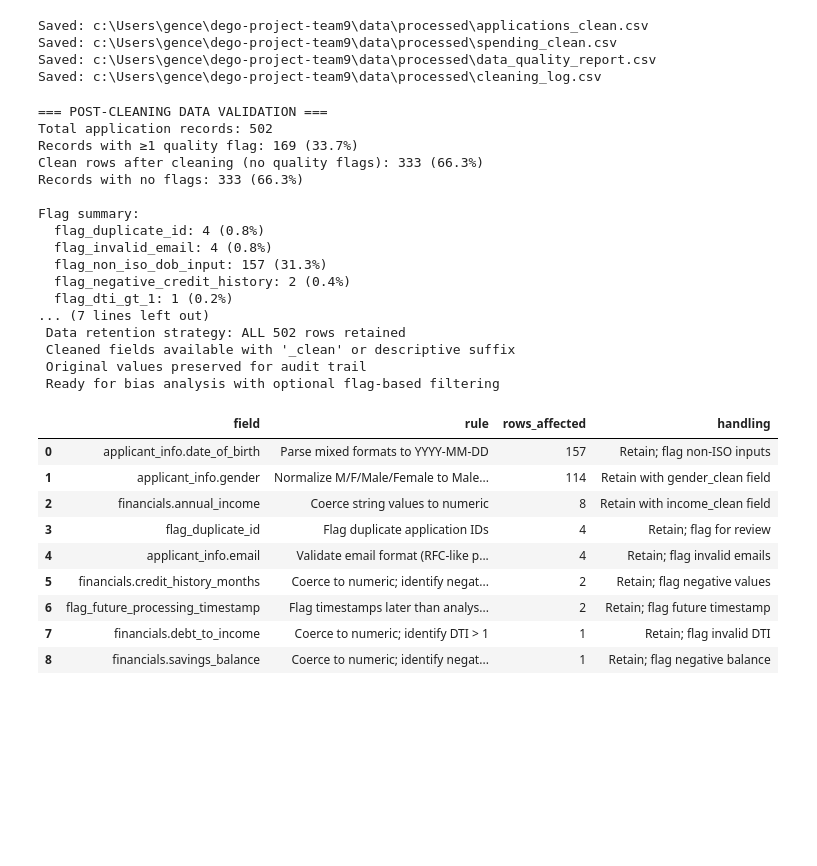
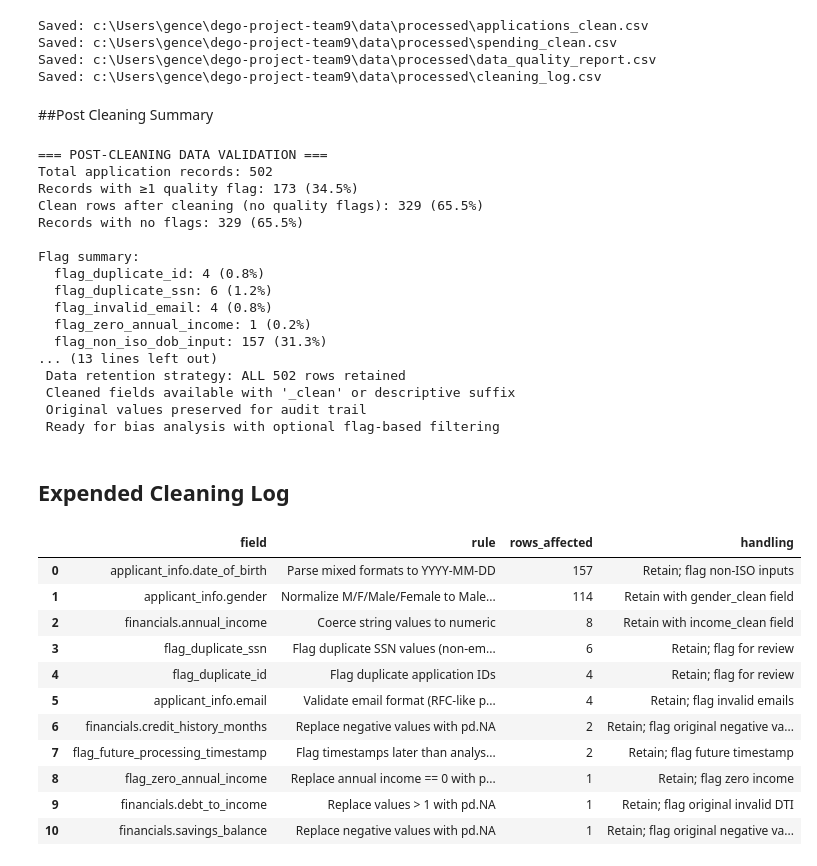
Before and after one commit to selin71414/dego-project-team9, a Jupyter notebook: notebooks/01-data-quality.ipynb, the cells around one changed output. Cells and saved outputs as stored; diff of their text form; code cells hidden in the pictures; blank space fills up the shorter version.

```diff
--- a/notebooks/01-data-quality.ipynb
+++ b/notebooks/01-data-quality.ipynb
@@ -255,18 +327,26 @@ Saved: c:\Users\gence\dego-project-team9\data\processed\applications_clean.csv
 Saved: c:\Users\gence\dego-project-team9\data\processed\spending_clean.csv
 Saved: c:\Users\gence\dego-project-team9\data\processed\data_quality_report.csv
 Saved: c:\Users\gence\dego-project-team9\data\processed\cleaning_log.csv
+# %% [markdown]
+##Post Cleaning Summary
 # %%
 # post-cleaning validation summary
 # Includes timeliness via flag_future_processing_timestamp.
 preferred_flag_order = [
     "flag_duplicate_id",
+    "flag_duplicate_ssn",
     "flag_invalid_email",
+    "flag_zero_annual_income",
     "flag_non_iso_dob_input",
     "flag_negative_credit_history",
     "flag_dti_gt_1",
     "flag_negative_savings",
     "flag_future_processing_timestamp",
 ]
+if "flag_duplicate_ssn" not in apps_clean.columns:
+    ssn_tmp = apps_clean["applicant_info.ssn"].astype("string").str.strip()
+    ssn_tmp_non_empty = ssn_tmp.notna() & ssn_tmp.ne("")
+    apps_clean["flag_duplicate_ssn"] = ssn_tmp_non_empty & ssn_tmp.duplicated(keep=False)
 detected_flags = [col for col in apps_clean.columns if col.startswith("flag_")]
 flag_cols_all = [col for col in preferred_flag_order if col in detected_flags] + [col for col in detected_flags if col not in preferred_flag_order]
 apps_clean["any_quality_flag"] = apps_clean[flag_cols_all].any(axis=1)
@@ -291,6 +371,10 @@ print(f"\nCleaned field summary:")
 print(f"  applicant_info.gender_clean standardized: {int(gender_short_or_blank.sum()):,} ({100*int(gender_short_or_blank.sum())/total_rows:.1f}%)")
 print(f"  applicant_info.date_of_birth_clean format-standardized: {int(dob_inconsistent.sum()):,} ({100*int(dob_inconsistent.sum())/total_rows:.1f}%)")
 print(f"  financials.annual_income_clean numeric-coerced: {int(income_is_str.sum()):,} ({100*int(income_is_str.sum())/total_rows:.1f}%)")
+print(f"  financials.annual_income_clean zero->pd.NA: {int(apps_clean['flag_zero_annual_income'].sum()):,} ({100*int(apps_clean['flag_zero_annual_income'].sum())/total_rows:.1f}%)")
+print(f"  financials.credit_history_months_clean negative->pd.NA: {int(apps_clean['flag_negative_credit_history'].sum()):,} ({100*int(apps_clean['flag_negative_credit_history'].sum())/total_rows:.1f}%)")
+print(f"  financials.debt_to_income_clean >1->pd.NA: {int(apps_clean['flag_dti_gt_1'].sum()):,} ({100*int(apps_clean['flag_dti_gt_1'].sum())/total_rows:.1f}%)")
+print(f"  financials.savings_balance_clean negative->pd.NA: {int(apps_clean['flag_negative_savings'].sum()):,} ({100*int(apps_clean['flag_negative_savings'].sum())/total_rows:.1f}%)")
 
 print(f"\n Data retention strategy: ALL {total_rows:,} rows retained")
 print(f" Cleaned fields available with '_clean' or descriptive suffix")
@@ -299,64 +383,77 @@ print(f" Ready for bias analysis with optional flag-based filtering")
 # %% [output]
 === POST-CLEANING DATA VALIDATION ===
 Total application records: 502
-Records with ≥1 quality flag: 169 (33.7%)
-Clean rows after cleaning (no quality flags): 333 (66.3%)
-Records with no flags: 333 (66.3%)
+Records with ≥1 quality flag: 173 (34.5%)
+Clean rows after cleaning (no quality flags): 329 (65.5%)
+Records with no flags: 329 (65.5%)
 
 Flag summary:
   flag_duplicate_id: 4 (0.8%)
+  flag_duplicate_ssn: 6 (1.2%)
   flag_invalid_email: 4 (0.8%)
+  flag_zero_annual_income: 1 (0.2%)
   flag_non_iso_dob_input: 157 (31.3%)
-  flag_negative_credit_history: 2 (0.4%)
-  flag_dti_gt_1: 1 (0.2%)
-... (7 lines left out)
+... (13 lines left out)
  Data retention strategy: ALL 502 rows retained
  Cleaned fields available with '_clean' or descriptive suffix
  Original values preserved for audit trail
  Ready for bias analysis with optional flag-based filtering
+# %% [markdown]
+## Expended Cleaning Log
 # %%
 # expanded cleaning log with all transformations
+if "flag_duplicate_ssn" not in apps_clean.columns:
+    ssn_tmp = apps_clean["applicant_info.ssn"].astype("string").str.strip()
+    ssn_tmp_non_empty = ssn_tmp.notna() & ssn_tmp.ne("")
+    apps_clean["flag_duplicate_ssn"] = ssn_tmp_non_empty & ssn_tmp.duplicated(keep=False)
+
 cleaning_log_extended = pd.DataFrame([
     {"field": "applicant_info.gender", "rule": "Normalize M/F/Male/Female to Male/Female/Unknown",
      "rows_affected": int(gender_short_or_blank.sum()), "handling": "Retain with gender_clean field"},
     {"field": "applicant_info.date_of_birth", "rule": "Parse mixed formats to YYYY-MM-DD",
      "rows_affected": int(dob_inconsistent.sum()), "handling": "Retain; flag non-ISO inputs"},
     {"field": "financials.annual_income", "rule": "Coerce string values to numeric",
      "rows_affected": int(income_is_str.sum()), "handling": "Retain with income_clean field"},
     {"field": "flag_duplicate_id", "rule": "Flag duplicate application IDs",
      "rows_affected": int(apps_clean["flag_duplicate_id"].sum()), "handling": "Retain; flag for review"},
+    {"field": "flag_duplicate_ssn", "rule": "Flag duplicate SSN values (non-empty only)",
+     "rows_affected": int(apps_clean["flag_duplicate_ssn"].sum()), "handling": "Retain; flag for review"},
     {"field": "applicant_info.email", "rule": "Validate email format (RFC-like pattern)",
      "rows_affected": int(invalid_email.sum()), "handling": "Retain; flag invalid emails"},
-    {"field": "financials.credit_history_months", "rule": "Coerce to numeric; identify negative values",
-     "rows_affected": int((apps_clean["financials.credit_history_months_clean"] < 0).sum()), "handling": "Retain; flag negative values"},
-    {"field": "financials.debt_to_income", "rule": "Coerce to numeric; identify DTI > 1",
-     "rows_affected": int((apps_clean["financials.debt_to_income_clean"] > 1).sum()), "handling": "Retain; flag invalid DTI"},
-    {"field": "financials.savings_balance", "rule": "Coerce to numeric; identify negative values",
-     "rows_affected": int((apps_clean["financials.savings_balance_clean"] < 0).sum()), "handling": "Retain; flag negative balance"},
+    {"field": "flag_zero_annual_income", "rule": "Replace annual income == 0 with pd.NA",
+     "rows_affected": int(apps_clean["flag_zero_annual_income"].sum()), "handling": "Retain; flag zero income"},
+    {"field": "financials.credit_history_months", "rule": "Replace negative values with pd.NA",
+     "rows_affected": int(apps_clean["flag_negative_credit_history"].sum()), "handling": "Retain; flag original negative values"},
+    {"field": "financials.debt_to_income", "rule": "Replace values > 1 with pd.NA",
+     "rows_affected": int(apps_clean["flag_dti_gt_1"].sum()), "handling": "Retain; flag original invalid DTI"},
+    {"field": "financials.savings_balance", "rule": "Replace negative values with pd.NA",
+     "rows_affected": int(apps_clean["flag_negative_savings"].sum()), "handling": "Retain; flag original negative values"},
     {"field": "flag_future_processing_timestamp", "rule": "Flag timestamps later than analysis date",
      "rows_affected": int(apps_clean["flag_future_processing_timestamp"].sum()), "handling": "Retain; flag future timestamp"},
 ])
 
 from IPython.display import display
 
 # No optional dependencies (e.g., jinja2) required.
 cleaning_log_view = (
     cleaning_log_extended
     .sort_values("rows_affected", ascending=False)
     .reset_index(drop=True)
 )
 display(cleaning_log_view)
 # %% [output]
 |  | field | rule | rows_affected | handling |
 | 0 | applicant_info.date_of_birth | Parse mixed formats to YYYY-MM-DD | 157 | Retain; flag non-ISO inputs |
 | 1 | applicant_info.gender | Normalize M/F/Male/Female to Male... | 114 | Retain with gender_clean field |
 | 2 | financials.annual_income | Coerce string values to numeric | 8 | Retain with income_clean field |
-| 3 | flag_duplicate_id | Flag duplicate application IDs | 4 | Retain; flag for review |
-| 4 | applicant_info.email | Validate email format (RFC-like p... | 4 | Retain; flag invalid emails |
-| 5 | financials.credit_history_months | Coerce to numeric; identify negat... | 2 | Retain; flag negative values |
-| 6 | flag_future_processing_timestamp | Flag timestamps later than analys... | 2 | Retain; flag future timestamp |
-| 7 | financials.debt_to_income | Coerce to numeric; identify DTI > 1 | 1 | Retain; flag invalid DTI |
-| 8 | financials.savings_balance | Coerce to numeric; identify negat... | 1 | Retain; flag negative balance |
+| 3 | flag_duplicate_ssn | Flag duplicate SSN values (non-em... | 6 | Retain; flag for review |
+| 4 | flag_duplicate_id | Flag duplicate application IDs | 4 | Retain; flag for review |
+| 5 | applicant_info.email | Validate email format (RFC-like p... | 4 | Retain; flag invalid emails |
+| 6 | financials.credit_history_months | Replace negative values with pd.NA | 2 | Retain; flag original negative va... |
+| 7 | flag_future_processing_timestamp | Flag timestamps later than analys... | 2 | Retain; flag future timestamp |
+| 8 | flag_zero_annual_income | Replace annual income == 0 with p... | 1 | Retain; flag zero income |
+| 9 | financials.debt_to_income | Replace values > 1 with pd.NA | 1 | Retain; flag original invalid DTI |
+| 10 | financials.savings_balance | Replace negative values with pd.NA | 1 | Retain; flag original negative va... |
 # %% [markdown]
 ## Data Retention Strategy
 
```
Also changed, not shown: parts of 11 cells of this notebook, 3 other files.
